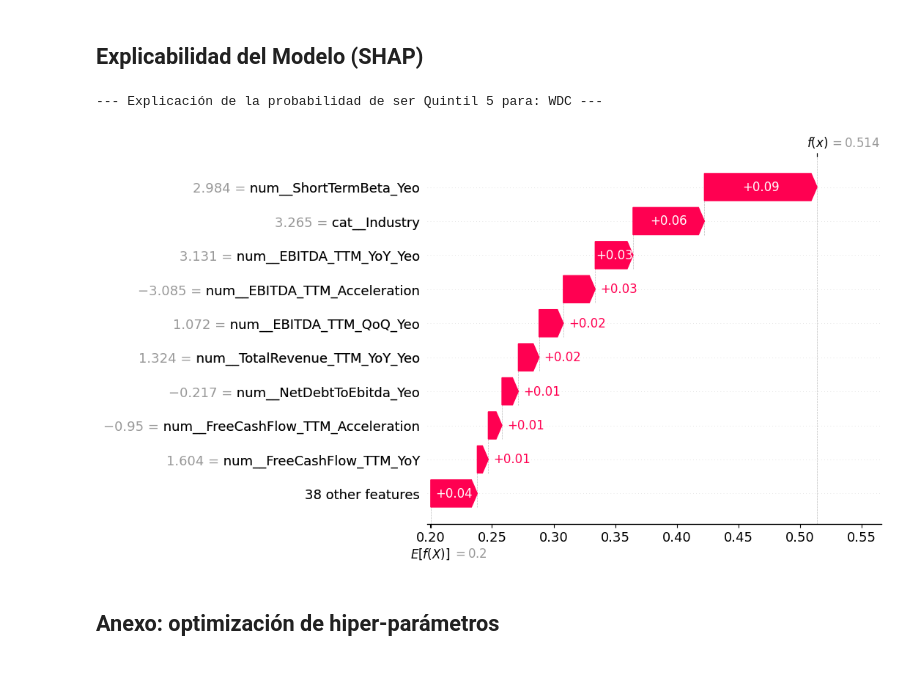
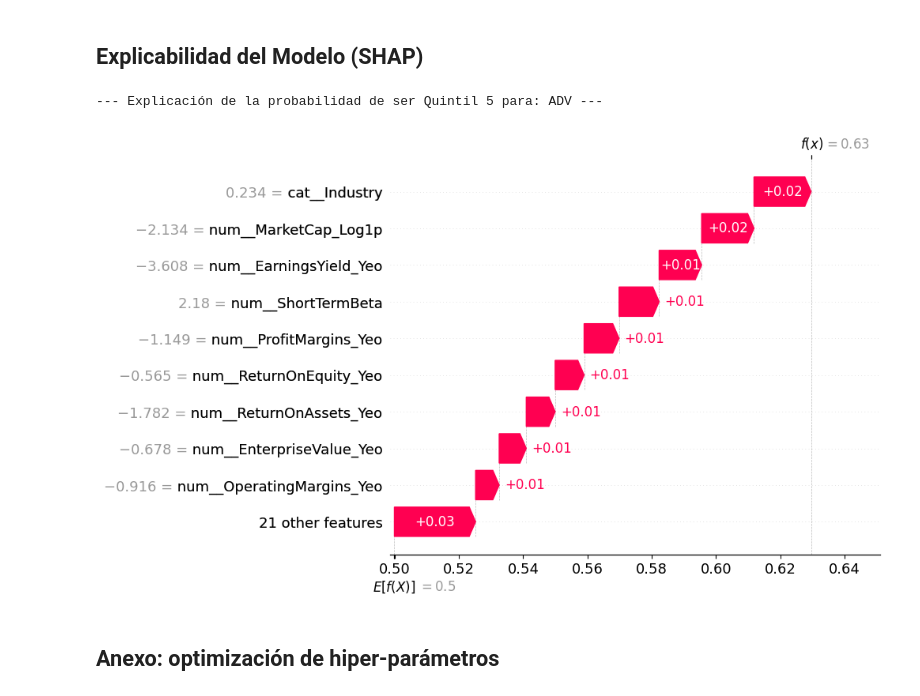
Before and after one commit to sebakremis/FinDataMining, a Jupyter notebook: 03_Notebook_Modelado.ipynb, the cells around one changed output. Drawn from its saved outputs; the diff is of its cells as text; code cells hidden in the pictures.

```diff
--- a/03_Notebook_Modelado.ipynb
+++ b/03_Notebook_Modelado.ipynb
@@ -46,7 +46,10 @@ memory usage: 17.2+ MB
 # %% [markdown]
 ## Feature Engineering
 # %%
-# Sección reservada para crear variables en la fase de modelado.
+# Celda reservada para probar la creación de variables en la fase de modelado.
+
+# Crear label binaria: para simplificar la clasificación, 1 si es el Quintil 5
+df['Target_Top_Quintile'] = np.where(df['MonthlyExcessReturn_Quantile'] == 5, 1, 0)
 # %% [markdown]
 ## Modelo de ensamblado de árboles RandomForest
 # %%
@@ -221,9 +235,9 @@ y_pred_proba = pipe.predict_proba(X_live)
 # Extraer el modelo final del pipeline para conocer el orden de las clases
 rf_model = pipe.named_steps['model']
 
-# Identificar el índice de la columna que contiene la probabilidad del Quintil 5
-idx_q5 = list(rf_model.classes_).index(5)
-proba_q5 = y_pred_proba[:, idx_q5]
+# Identificar el índice de la columna que contiene la probabilidad de la clase 1 (Top Quintile)
+idx_top = list(rf_model.classes_).index(1)
+proba_top = y_pred_proba[:, idx_top]
 
 # Recuperar los Tickers correspondientes a X_live
 tickers_test = df.loc[X_live.index, 'Ticker']
@@ -231,19 +245,17 @@ tickers_test = df.loc[X_live.index, 'Ticker']
 # Construir el DataFrame de resultados
 resultados_agrupados = pd.DataFrame({
     'Ticker': tickers_test.values,
-    'Predicted_Quantile': y_pred_class,
-    'Probability_Q5': proba_q5
+    'Predicted_Class': y_pred_class,
+    'Probability_Top': proba_top
 })
 
-# Generar una señal (Cluster) de recomendación basada en la predicción del modelo
+# Generar la señal
 resultados_agrupados['Signal'] = np.where(
-    resultados_agrupados['Predicted_Quantile'] == 5, 'Top_Quintile',
-    np.where(resultados_agrupados['Predicted_Quantile'] == 1, 'Bottom_Quintile', 'Neutral')
+    resultados_agrupados['Predicted_Class'] == 1, 'Buy_Candidate', 'Neutral'
 )
 
-# Ordenar resultados por la probabilidad de pertenecer al Quintil 5 (de mayor a menor confianza)
-resultados_agrupados = resultados_agrupados.sort_values(by='Probability_Q5', ascending=False)
+# Ordenar resultados por la probabilidad de ser Top Quintil
+resultados_agrupados = resultados_agrupados.sort_values(by='Probability_Top', ascending=False)
 
-# Mostrar el Top 10 de oportunidades según el modelo
 print(resultados_agrupados.head(10).to_string(index=False))
 # %% [output]
@@ -290,7 +302,7 @@ Reporte exportado en la carpeta de datos.
 ## Explicabilidad del Modelo (SHAP)
 # %%
 # Seleccionar un Ticker específico a evaluar
-ticker_a_explicar = 'WDC'
+ticker_a_explicar = 'ADV'
 # %%
 # Extraer los componentes del pipeline
 preprocessor = pipe.named_steps['pre']
@@ -304,38 +316,38 @@ feature_names = preprocessor.get_feature_names_out()
 
 # Crear un DataFrame con los datos transformados para que SHAP lea los nombres
 X_test_shap = pd.DataFrame(X_test_transformed, columns=feature_names, index=X_live.index)
 
 # Verificar que el ticker esté en los datos de test
 if ticker_a_explicar in tickers_test.values:
     # Obtener la posición (índice entero) del ticker en el array de test
     idx = np.where(tickers_test.values == ticker_a_explicar)[0][0]
 
     # Extraer solo la fila del ticker seleccionado
     X_ticker_eval = X_test_shap.iloc[[idx]]
 
     # Inicializar el explicador de SHAP
     explainer = shap.TreeExplainer(rf_model)
 
     # Calcular los valores SHAP
     shap_values = explainer(X_ticker_eval)
 
-    # --- NUEVO: Seleccionar la explicación específica para la clase 5 (Quintil 5) ---
-    idx_q5 = list(rf_model.classes_).index(5)
-    shap_values_q5 = shap_values[..., idx_q5]
+    # Seleccionar la explicación específica para la clase 1 (Top Quintile)
+    idx_top = list(rf_model.classes_).index(1)
+    shap_values_q5 = shap_values[..., idx_top]
 
     print(f"--- Explicación de la probabilidad de ser Quintil 5 para: {ticker_a_explicar} ---")
 
     # Crear la figura y visualizar
     plt.figure(figsize=(10, 6))
 
     # Generar el gráfico de cascada
     shap.plots.waterfall(shap_values_q5[0], max_display=10)
 
 else:
     print(f"El ticker {ticker_a_explicar} no se encuentra en el conjunto de test (tickers_test).")
 # %% [output]
---- Explicación de la probabilidad de ser Quintil 5 para: WDC ---
+--- Explicación de la probabilidad de ser Quintil 5 para: ADV ---
-[figure, old version]
+[figure, new version]
 # %% [markdown]
 ## Anexo: optimización de hiper-parámetros
 # %%
```
Also changed, not shown: parts of 10 cells of this notebook, 3 other files.
